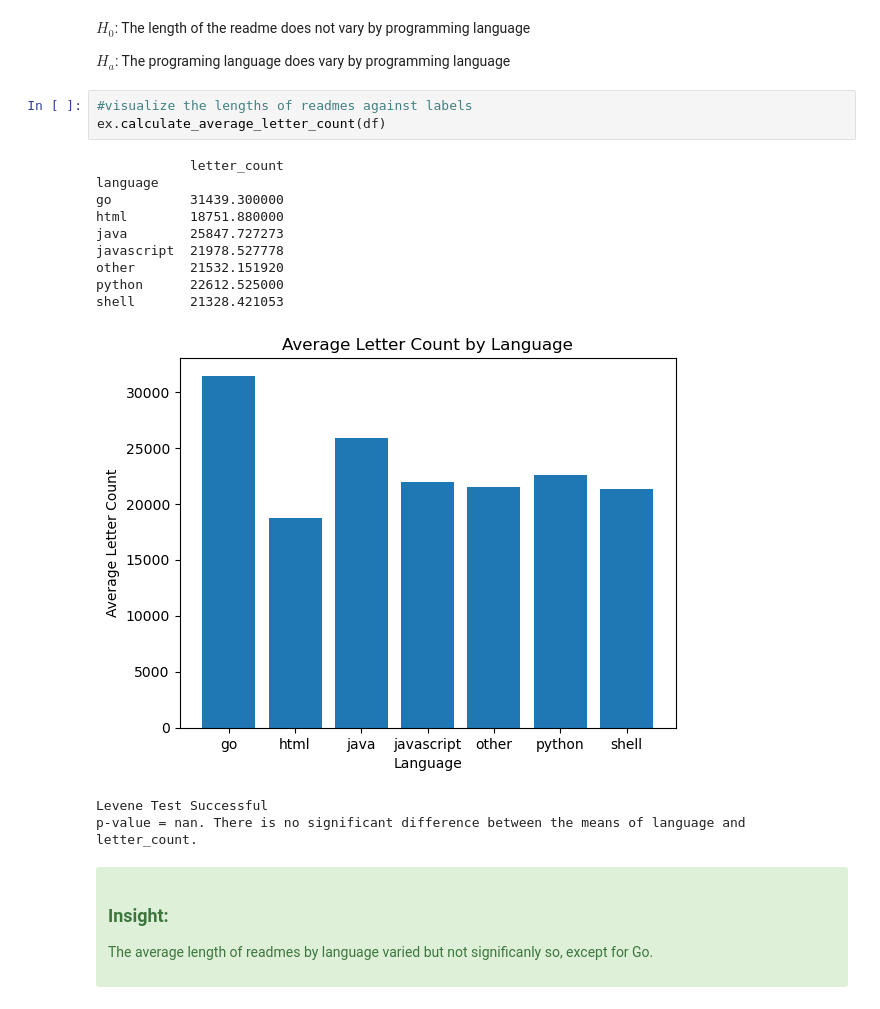
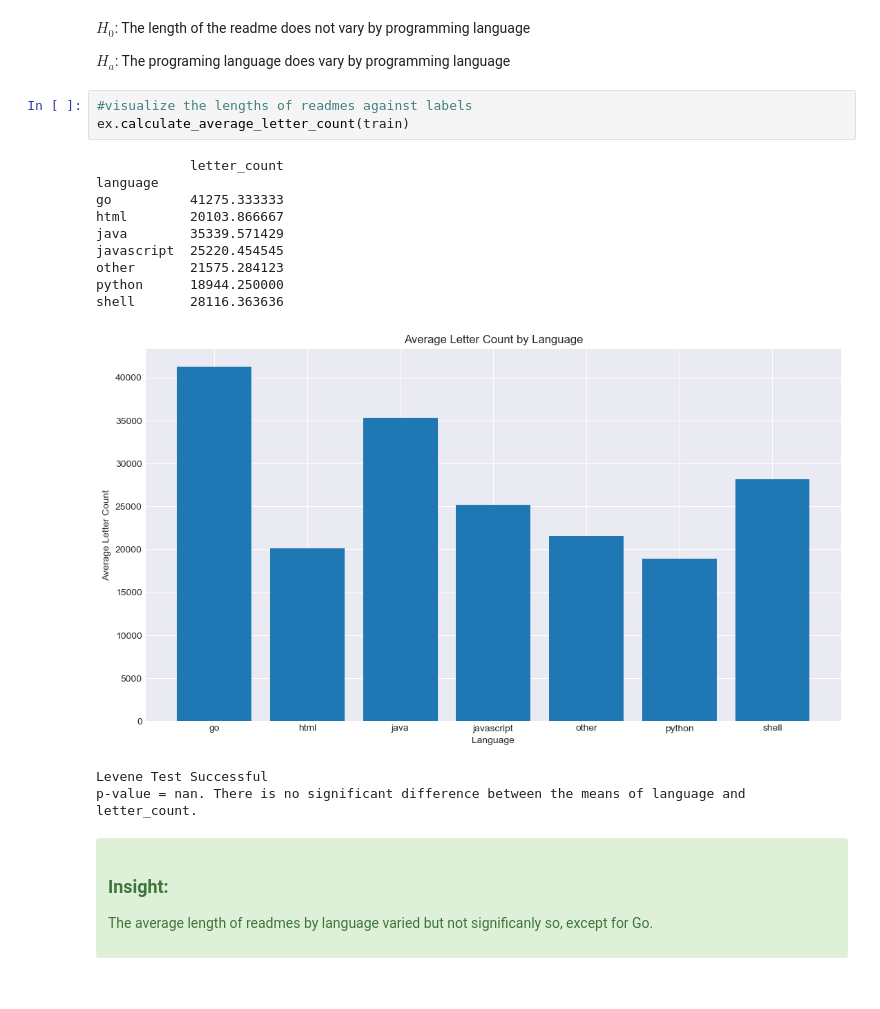
Before and after one commit to projectlanguagepredictor/nlp_launch, a Jupyter notebook: final_report.ipynb, the cells around one changed output. Cells and saved outputs as stored; diff of their text form.

```diff
--- a/final_report.ipynb
+++ b/final_report.ipynb
@@ -258,18 +309,18 @@ $H_0$: The length of the readme does not vary by programming language
 $H_a$: The programing language does vary by programming language
 # %%
 #visualize the lengths of readmes against labels
-ex.calculate_average_letter_count(df)
+ex.calculate_average_letter_count(train)
 # %% [output]
             letter_count
 language
-go          31439.300000
-html        18751.880000
-java        25847.727273
-javascript  21978.527778
-other       21532.151920
-python      22612.525000
-shell       21328.421053
+go          41275.333333
+html        20103.866667
+java        35339.571429
+javascript  25220.454545
+other       21575.284123
+python      18944.250000
+shell       28116.363636
-[figure, old version]
+[figure, new version]
 Levene Test Successful
 p-value = nan. There is no significant difference between the means of language and letter_count.
 # %% [markdown]
```
Also changed, not shown: parts of 24 cells of this notebook.
